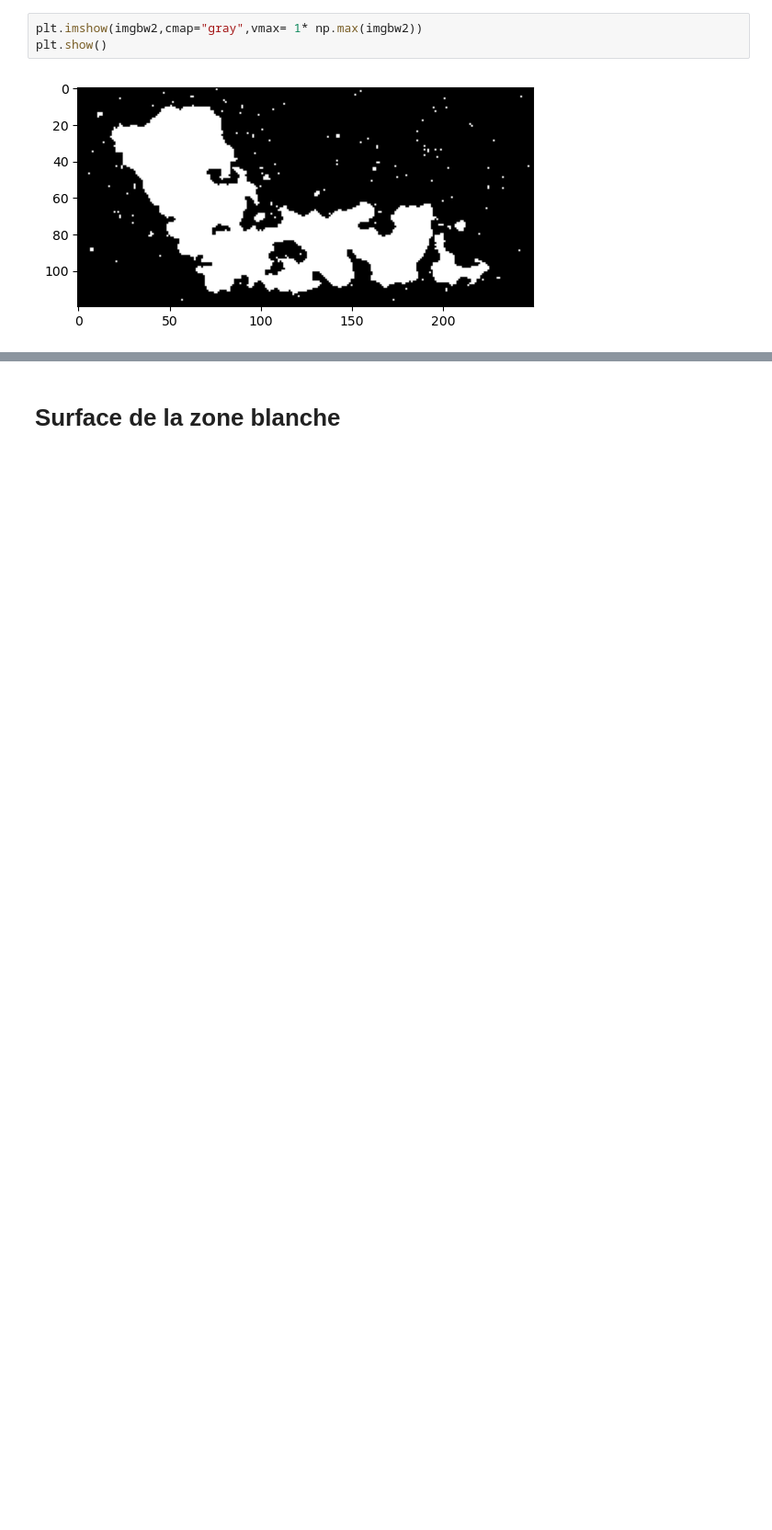
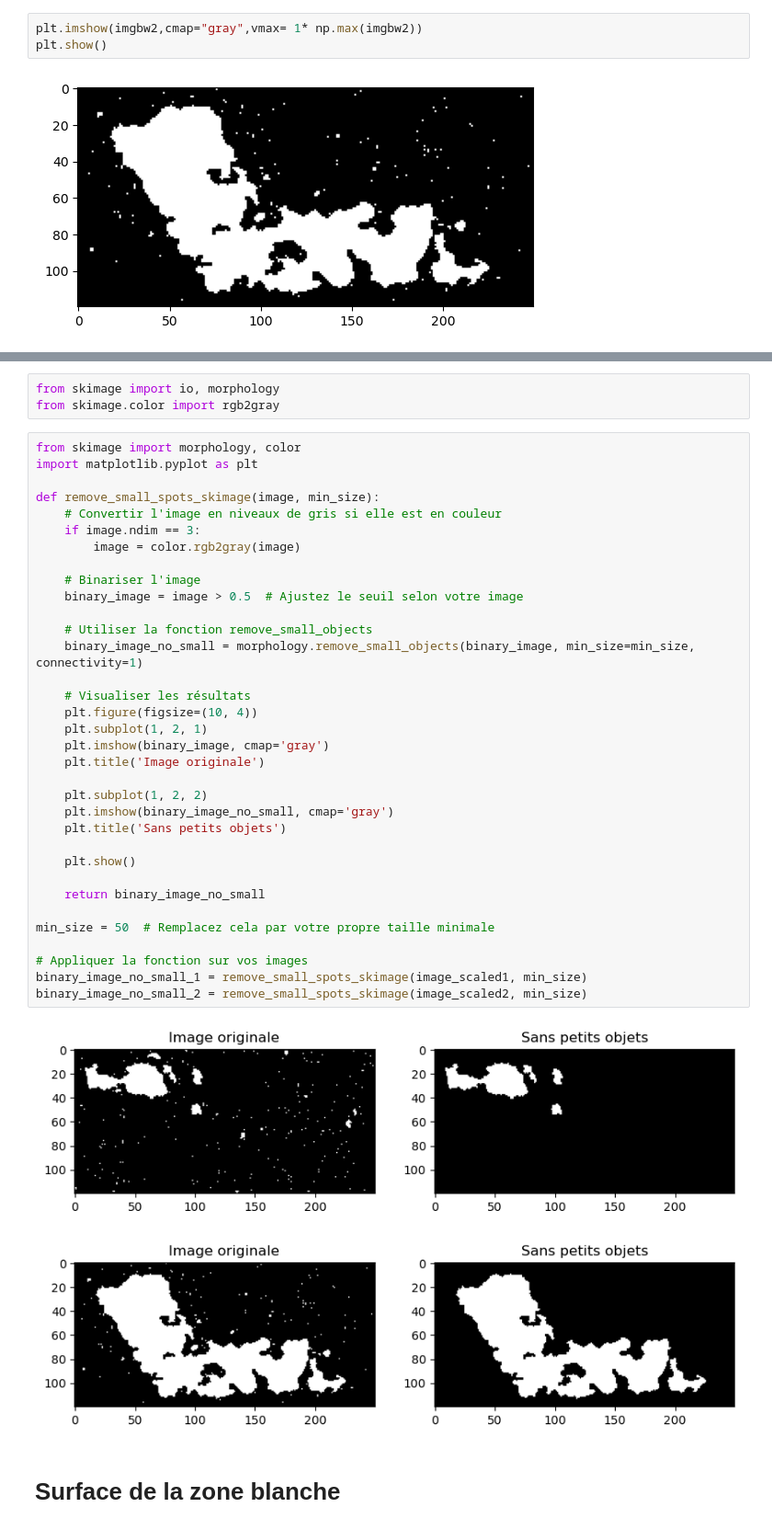
Before and after one commit to DriraYosr/ONERA, a Jupyter notebook: ImagesBinaires.ipynb, the cells around one changed output, grey strips where cells are left out. Shown at 92% size. Cells and saved outputs as stored; diff of their text form; blank space fills up the shorter version.

```diff
--- a/ImagesBinaires.ipynb
+++ b/ImagesBinaires.ipynb
@@ -189,2 +191,42 @@ plt.show()
+# %%
+from skimage import io, morphology
+from skimage.color import rgb2gray
+# %%
+from skimage import morphology, color
+import matplotlib.pyplot as plt
+
+def remove_small_spots_skimage(image, min_size):
+    # Convertir l'image en niveaux de gris si elle est en couleur
+    if image.ndim == 3:
+        image = color.rgb2gray(image)
+
+    # Binariser l'image
+    binary_image = image > 0.5  # Ajustez le seuil selon votre image
+
+    # Utiliser la fonction remove_small_objects
+    binary_image_no_small = morphology.remove_small_objects(binary_image, min_size=min_size, connectivity=1)
+
+    # Visualiser les résultats
+    plt.figure(figsize=(10, 4))
+    plt.subplot(1, 2, 1)
+    plt.imshow(binary_image, cmap='gray')
+    plt.title('Image originale')
+
+    plt.subplot(1, 2, 2)
+    plt.imshow(binary_image_no_small, cmap='gray')
+    plt.title('Sans petits objets')
+
+    plt.show()
+
+    return binary_image_no_small
+
+min_size = 50  # Remplacez cela par votre propre taille minimale
+
+# Appliquer la fonction sur vos images
+binary_image_no_small_1 = remove_small_spots_skimage(image_scaled1, min_size)
+binary_image_no_small_2 = remove_small_spots_skimage(image_scaled2, min_size)
+# %% [output]
+[figure, added]
+[figure, added]
 # %% [markdown]
 # Surface de la zone blanche
```
Also changed, not shown: parts of 7 cells of this notebook.
